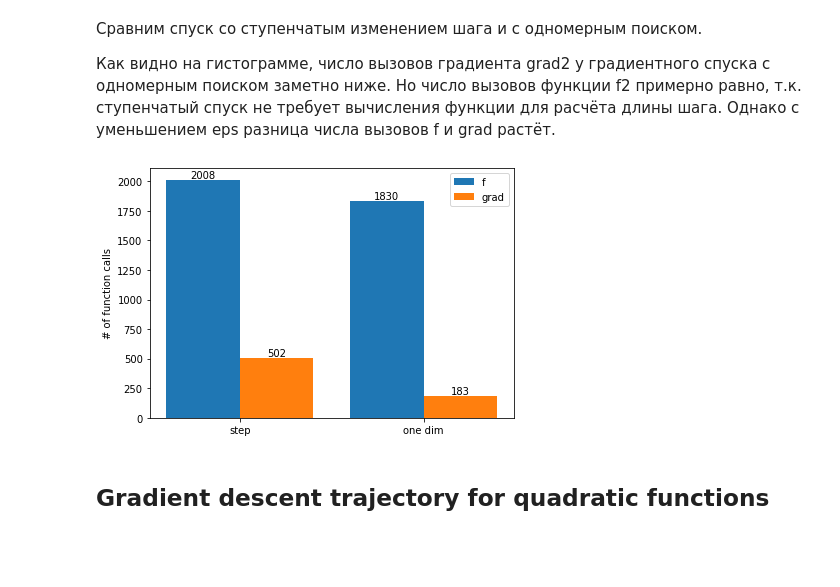
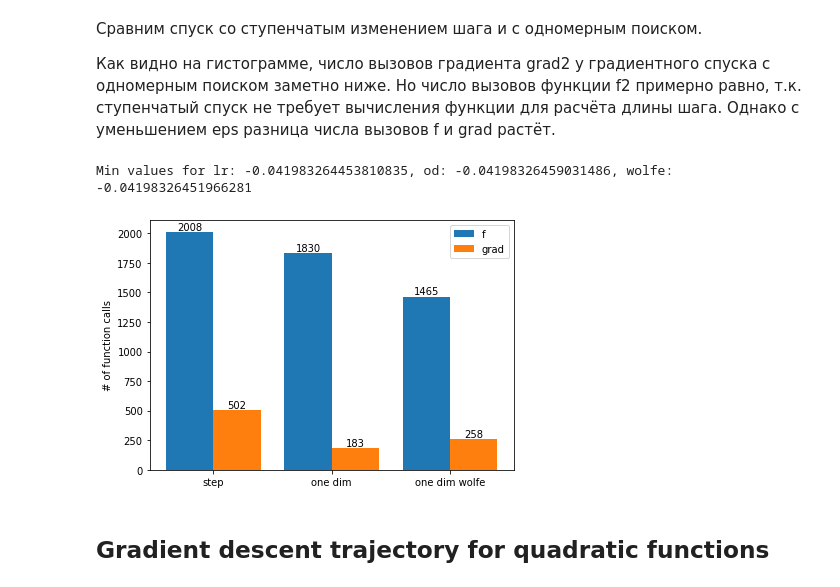
Before and after one commit to YuriNeverov/Optimization-Methods-Gradient-Descent, a Jupyter notebook: GradientDescent.ipynb, the cells around one changed output. Saved outputs shown, nothing was run; the diff lists cells and outputs as text; code cells hidden in the pictures; blank space fills up the shorter version.

```diff
--- a/GradientDescent.ipynb
+++ b/GradientDescent.ipynb
@@ -219,3 +270,22 @@ def gd_one_dim(
+# %%
+def gd_one_dim_wolfe(
+        f: Callable[[np.ndarray], float],
+        grad: Callable[[np.ndarray], np.ndarray],
+        x0: np.ndarray,
+        max_epoch: int = 10,
+        eps: float = 0.001
+) -> np.ndarray:
+
+  def step(points: list) -> float:
+    x = points[-1]
+    gr = grad(x)
+    return golden_section_wolfe(lambda lr: f(x - lr * gr), lambda lr: -gr.dot(grad(x - lr * gr)), gr, 0, 2, 0.5, 0.75)
+  # 0.2, 0.8 -> 1720, 322
+  # 0.3 0.75 -> 1646, 307
+  # 0.4 0.75 -> 1555, 287
+  # 0.5 0.75 -> 1465, 258
+
+  return grad_descent(grad, x0, step, max_epoch, eps)
 # %% [markdown]
 Исследуем сходимость на функции f2 с градиентом grad2.
 
@@ -255,50 +326,58 @@ x0 = np.array([-0.1, -0.4])
 max_epoch=100000
 eps=1e-5
 
-labels = ['step', 'one dim']
-f_counts = [0, 0]
-g_counts = [0, 0]
+labels = ['step', 'one dim', 'one dim wolfe']
+f_counts = [0, 0, 0]
+g_counts = [0, 0, 0]
 
 cf, cg = 0, 0
-gd_stepping_lr(grad2, x0, 0.25, 0.9, 50, max_epoch=max_epoch, eps=eps)
+lr_path = gd_stepping_lr(grad2, x0, 0.25, 0.9, 50, max_epoch=max_epoch, eps=eps)
 f_counts[0], g_counts[0] = cf, cg
 
 cf, cg = 0, 0
-gd_one_dim(f2, grad2, x0, max_epoch=max_epoch, eps=eps)
+od_path = gd_one_dim(f2, grad2, x0, max_epoch=max_epoch, eps=eps)
 f_counts[1], g_counts[1] = cf, cg
+
+cf, cg = 0, 0
+wolfe_path = gd_one_dim_wolfe(f2, grad2, x0, max_epoch=max_epoch, eps=eps)
+f_counts[2], g_counts[2] = cf, cg
+
 
 x = np.arange(len(labels))  # the label locations
 width = 0.4  # the width of the bars
 
 fig, ax = plt.subplots()
 rects1 = ax.bar(x - width/2, f_counts, width, label='f')
 rects2 = ax.bar(x + width/2, g_counts, width, label='grad')
 
 # Add some text for labels, title and custom x-axis tick labels, etc.
 ax.set_ylabel('# of function calls')
 ax.set_xticks(x)
 ax.set_xticklabels(labels)
 ax.legend()
 
 
 def autolabel(rects):
     """Attach a text label above each bar in *rects*, displaying its height."""
     for rect in rects:
         height = rect.get_height()
         ax.annotate('{}'.format(height),
                     xy=(rect.get_x() + rect.get_width() / 2, height),
                     xytext=(0, 0),
                     textcoords="offset points",
                     ha='center', va='bottom')
-
-
+lr_f = f2(lr_path[-1])
+od_f = f2(od_path[-1])
+wolfe_f = f2(wolfe_path[-1])
+print(f"Min values for lr: {lr_f}, od: {od_f}, wolfe: {wolfe_f}")
 autolabel(rects1)
 autolabel(rects2)
 
 fig.tight_layout()
 
 plt.show()
 # %% [output]
+Min values for lr: -0.041983264453810835, od: -0.04198326459031486, wolfe: -0.04198326451966281
-[figure, old version]
+[figure, new version]
 # %% [markdown]
 ## Gradient descent trajectory for quadratic functions
```
Also changed, not shown: parts of 14 cells of this notebook.
